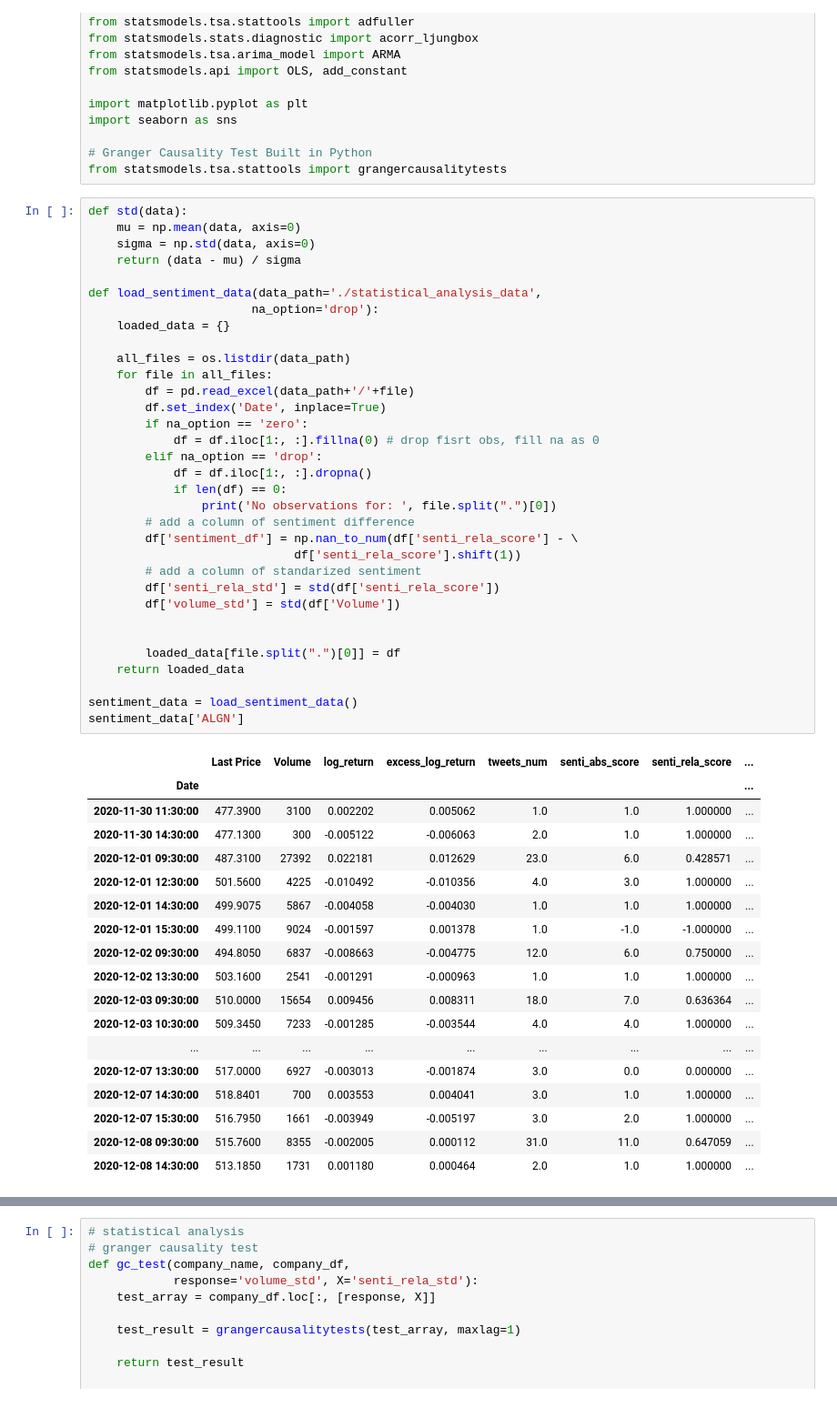
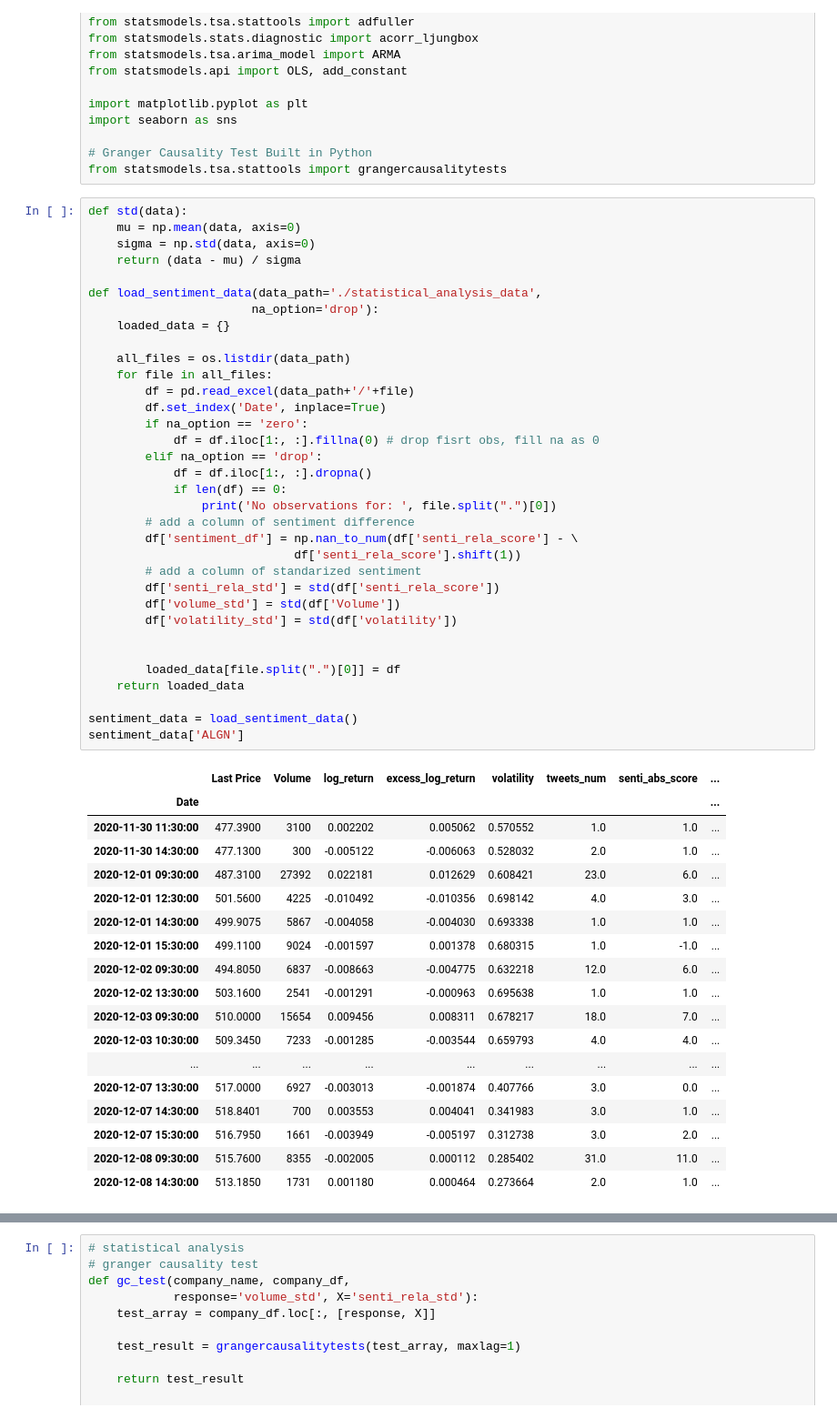
Before and after one commit to JackieZ89/NLP_Project2_Twitter_Sentiment, a Jupyter notebook: statistical analysis.ipynb, the cells around one changed output, grey strips where cells are left out. Shown at 91% size. Saved outputs shown, nothing was run; the diff lists cells and outputs as text.

```diff
--- a/statistical analysis.ipynb
+++ b/statistical analysis.ipynb
@@ -22,51 +22,52 @@ def std(data):
     return (data - mu) / sigma
 
 def load_sentiment_data(data_path='./statistical_analysis_data',
                        na_option='drop'):
     loaded_data = {}
 
     all_files = os.listdir(data_path)
     for file in all_files:
         df = pd.read_excel(data_path+'/'+file)
         df.set_index('Date', inplace=True)
         if na_option == 'zero':
             df = df.iloc[1:, :].fillna(0) # drop fisrt obs, fill na as 0
         elif na_option == 'drop':
             df = df.iloc[1:, :].dropna()
             if len(df) == 0:
                 print('No observations for: ', file.split(".")[0])
         # add a column of sentiment difference
         df['sentiment_df'] = np.nan_to_num(df['senti_rela_score'] - \
                              df['senti_rela_score'].shift(1))
         # add a column of standarized sentiment
         df['senti_rela_std'] = std(df['senti_rela_score'])
         df['volume_std'] = std(df['Volume'])
+        df['volatility_std'] = std(df['volatility'])
 
 
         loaded_data[file.split(".")[0]] = df
     return loaded_data
 
 sentiment_data = load_sentiment_data()
 sentiment_data['ALGN']
 # %% [output]
-|  | Last Price | Volume | log_return | excess_log_return | tweets_num | senti_abs_score | senti_rela_score | ... |
+|  | Last Price | Volume | log_return | excess_log_return | volatility | tweets_num | senti_abs_score | ... |
 | Date |  |  |  |  |  |  |  | ... |
-| 2020-11-30 11:30:00 | 477.3900 | 3100 | 0.002202 | 0.005062 | 1.0 | 1.0 | 1.000000 | ... |
-| 2020-11-30 14:30:00 | 477.1300 | 300 | -0.005122 | -0.006063 | 2.0 | 1.0 | 1.000000 | ... |
-| 2020-12-01 09:30:00 | 487.3100 | 27392 | 0.022181 | 0.012629 | 23.0 | 6.0 | 0.428571 | ... |
-| 2020-12-01 12:30:00 | 501.5600 | 4225 | -0.010492 | -0.010356 | 4.0 | 3.0 | 1.000000 | ... |
-| 2020-12-01 14:30:00 | 499.9075 | 5867 | -0.004058 | -0.004030 | 1.0 | 1.0 | 1.000000 | ... |
-| 2020-12-01 15:30:00 | 499.1100 | 9024 | -0.001597 | 0.001378 | 1.0 | -1.0 | -1.000000 | ... |
-| 2020-12-02 09:30:00 | 494.8050 | 6837 | -0.008663 | -0.004775 | 12.0 | 6.0 | 0.750000 | ... |
-| 2020-12-02 13:30:00 | 503.1600 | 2541 | -0.001291 | -0.000963 | 1.0 | 1.0 | 1.000000 | ... |
-| 2020-12-03 09:30:00 | 510.0000 | 15654 | 0.009456 | 0.008311 | 18.0 | 7.0 | 0.636364 | ... |
-| 2020-12-03 10:30:00 | 509.3450 | 7233 | -0.001285 | -0.003544 | 4.0 | 4.0 | 1.000000 | ... |
+| 2020-11-30 11:30:00 | 477.3900 | 3100 | 0.002202 | 0.005062 | 0.570552 | 1.0 | 1.0 | ... |
+| 2020-11-30 14:30:00 | 477.1300 | 300 | -0.005122 | -0.006063 | 0.528032 | 2.0 | 1.0 | ... |
+| 2020-12-01 09:30:00 | 487.3100 | 27392 | 0.022181 | 0.012629 | 0.608421 | 23.0 | 6.0 | ... |
+| 2020-12-01 12:30:00 | 501.5600 | 4225 | -0.010492 | -0.010356 | 0.698142 | 4.0 | 3.0 | ... |
+| 2020-12-01 14:30:00 | 499.9075 | 5867 | -0.004058 | -0.004030 | 0.693338 | 1.0 | 1.0 | ... |
+| 2020-12-01 15:30:00 | 499.1100 | 9024 | -0.001597 | 0.001378 | 0.680315 | 1.0 | -1.0 | ... |
+| 2020-12-02 09:30:00 | 494.8050 | 6837 | -0.008663 | -0.004775 | 0.632218 | 12.0 | 6.0 | ... |
+| 2020-12-02 13:30:00 | 503.1600 | 2541 | -0.001291 | -0.000963 | 0.695638 | 1.0 | 1.0 | ... |
+| 2020-12-03 09:30:00 | 510.0000 | 15654 | 0.009456 | 0.008311 | 0.678217 | 18.0 | 7.0 | ... |
+| 2020-12-03 10:30:00 | 509.3450 | 7233 | -0.001285 | -0.003544 | 0.659793 | 4.0 | 4.0 | ... |
 | ... | ... | ... | ... | ... | ... | ... | ... | ... |
-| 2020-12-07 13:30:00 | 517.0000 | 6927 | -0.003013 | -0.001874 | 3.0 | 0.0 | 0.000000 | ... |
-| 2020-12-07 14:30:00 | 518.8401 | 700 | 0.003553 | 0.004041 | 3.0 | 1.0 | 1.000000 | ... |
-| 2020-12-07 15:30:00 | 516.7950 | 1661 | -0.003949 | -0.005197 | 3.0 | 2.0 | 1.000000 | ... |
-| 2020-12-08 09:30:00 | 515.7600 | 8355 | -0.002005 | 0.000112 | 31.0 | 11.0 | 0.647059 | ... |
-| 2020-12-08 14:30:00 | 513.1850 | 1731 | 0.001180 | 0.000464 | 2.0 | 1.0 | 1.000000 | ... |
+| 2020-12-07 13:30:00 | 517.0000 | 6927 | -0.003013 | -0.001874 | 0.407766 | 3.0 | 0.0 | ... |
+| 2020-12-07 14:30:00 | 518.8401 | 700 | 0.003553 | 0.004041 | 0.341983 | 3.0 | 1.0 | ... |
+| 2020-12-07 15:30:00 | 516.7950 | 1661 | -0.003949 | -0.005197 | 0.312738 | 3.0 | 2.0 | ... |
+| 2020-12-08 09:30:00 | 515.7600 | 8355 | -0.002005 | 0.000112 | 0.285402 | 31.0 | 11.0 | ... |
+| 2020-12-08 14:30:00 | 513.1850 | 1731 | 0.001180 | 0.000464 | 0.273664 | 2.0 | 1.0 | ... |
 # %%
 def plot_kernal_sentiment_density(sentiment_data):
     # plot the distribution of sentiment score
```
Also changed, not shown: parts of 4 cells of this notebook, 31 other files.
